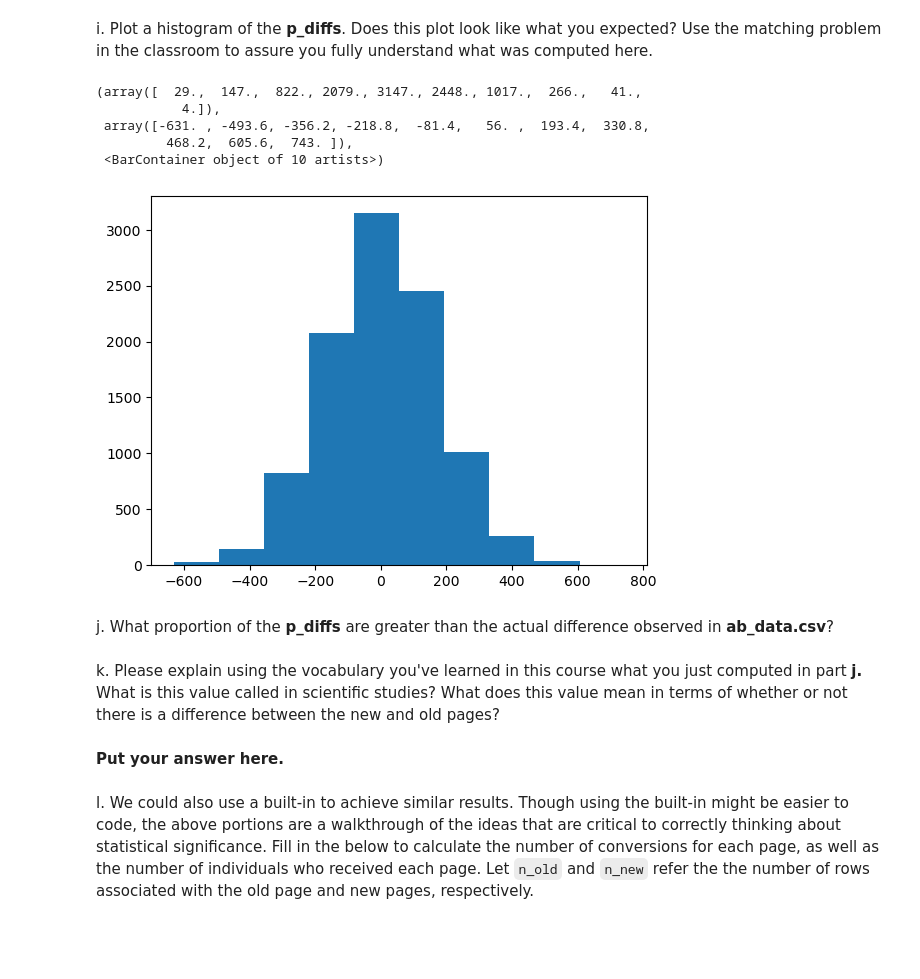
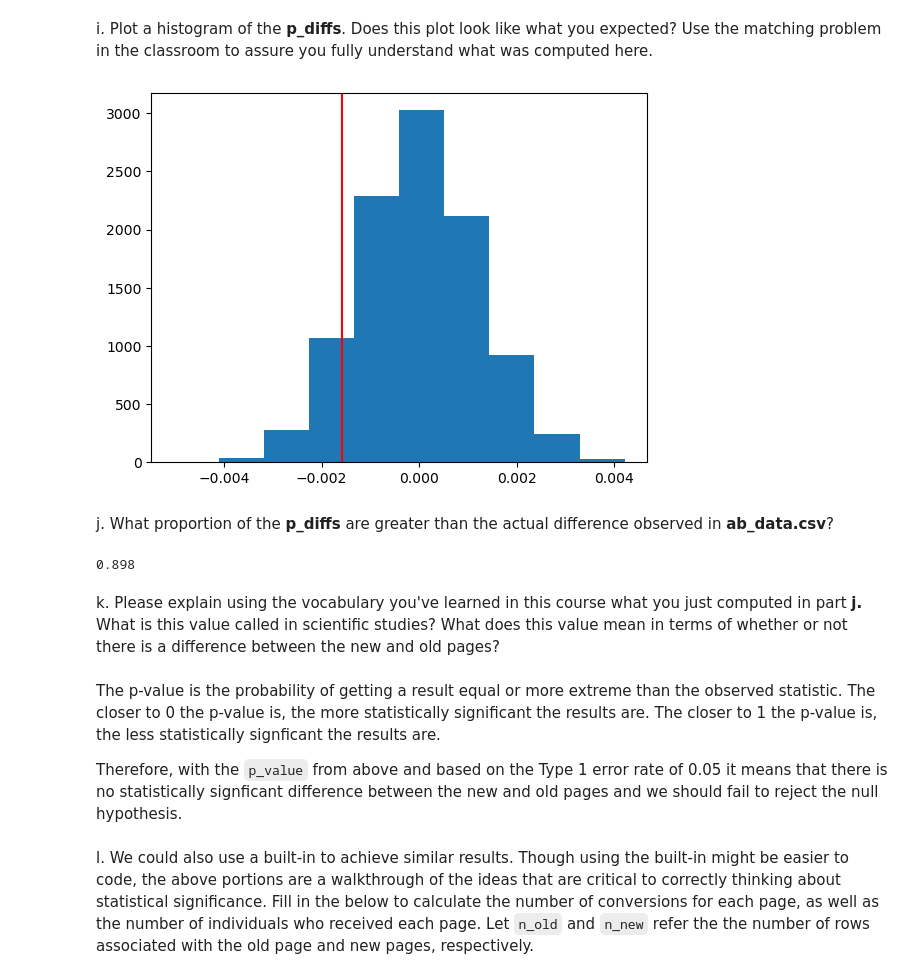
Before and after one commit to davidblackwelder/analyze-ab-test-results, a Jupyter notebook: Analyze_ab_test_results_notebook.ipynb, the cells around one changed output. Saved outputs shown, nothing was run; the diff lists cells and outputs as text; code cells hidden in the pictures; blank space fills up the shorter version.

Commit message:
Conclude hypothesis testing

```diff
--- a/Analyze_ab_test_results_notebook.ipynb
+++ b/Analyze_ab_test_results_notebook.ipynb
@@ -259,24 +266,31 @@ p_diffs = [] # Create empty array to store diff values from simulation
 # Adding the differences of the 10,000 simulations to the p_diffs array
 p_diffs.append(
     # n_new and n_old are the number of occurances, p_new and p_old are the succes rate
-    np.random.binomial(n_new, p_new, 10000) - np.random.binomial(n_old, p_old, 10000)
+    (np.random.binomial(n_new, p_new, 10000) / n_new) - (np.random.binomial(n_old, p_old, 10000) / n_old)
 )
 # %% [markdown]
 i. Plot a histogram of the **p_diffs**.  Does this plot look like what you expected?  Use the matching problem in the classroom to assure you fully understand what was computed here.
-# %%
-plt.hist(p_diffs)
-# %% [output]
-(array([  29.,  147.,  822., 2079., 3147., 2448., 1017.,  266.,   41.,
-           4.]),
- array([-631. , -493.6, -356.2, -218.8,  -81.4,   56. ,  193.4,  330.8,
-         468.2,  605.6,  743. ]),
- <BarContainer object of 10 artists>)
-[figure, removed]
+# %%
+# Calculate observed difference from data
+obs_diff = df2[df2['group'] == 'treatment']['converted'].mean() - df2[df2['group'] == 'control']['converted'].mean()
+# Plot histogram
+plt.hist(p_diffs) # Shows all p_diffs from the 10,000 simulations. Shows as normal distrubition as expected
+plt.axvline(x=obs_diff, color='red'); # Shows the observed difference on plot
+# %% [output]
+[figure, added]
 # %% [markdown]
 j. What proportion of the **p_diffs** are greater than the actual difference observed in **ab_data.csv**?
+# %%
+# Find p_value where the p_diffs are greater than the observed statistic
+p_value = (p_diffs > obs_diff).mean() # Less than 0.05 we can reject null hypothesis, otherwise fail to reject null hypothesis
+print(p_value)
+# %% [output]
+0.898
 # %% [markdown]
 k. Please explain using the vocabulary you've learned in this course what you just computed in part **j.**  What is this value called in scientific studies?  What does this value mean in terms of whether or not there is a difference between the new and old pages?
-# %% [markdown]
-**Put your answer here.**
+# %% [markdown]
+The p-value is the probability of getting a result equal or more extreme than the observed statistic. The closer to 0 the p-value is, the more statistically significant the results are. The closer to 1 the p-value is, the less statistically signficant the results are.
+
+Therefore, with the `p_value` from above and based on the Type 1 error rate of 0.05 it means that there is no statistically signficant difference between the new and old pages and we should fail to reject the null hypothesis.
 # %% [markdown]
 l. We could also use a built-in to achieve similar results.  Though using the built-in might be easier to code, the above portions are a walkthrough of the ideas that are critical to correctly thinking about statistical significance. Fill in the below to calculate the number of conversions for each page, as well as the number of individuals who received each page. Let `n_old` and `n_new` refer the the number of rows associated with the old page and new pages, respectively.
```
Also changed, not shown: parts of 9 cells of this notebook.
